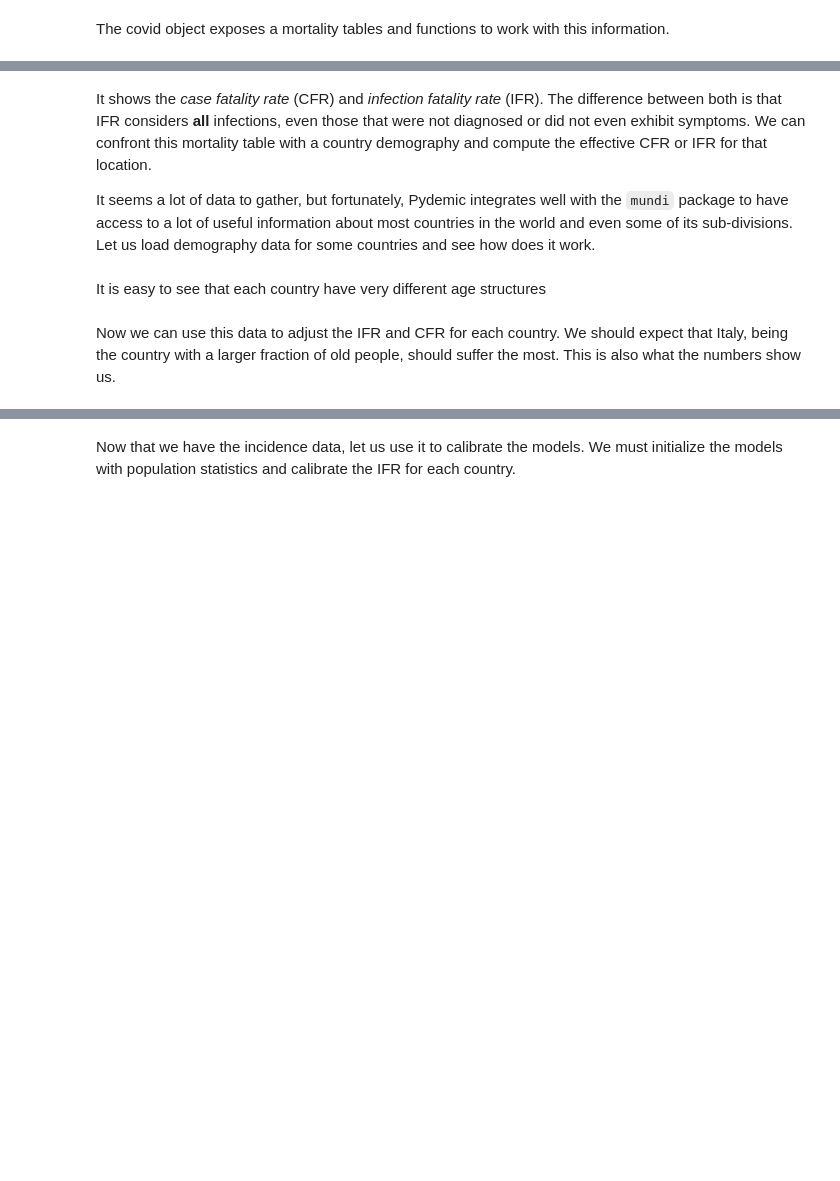
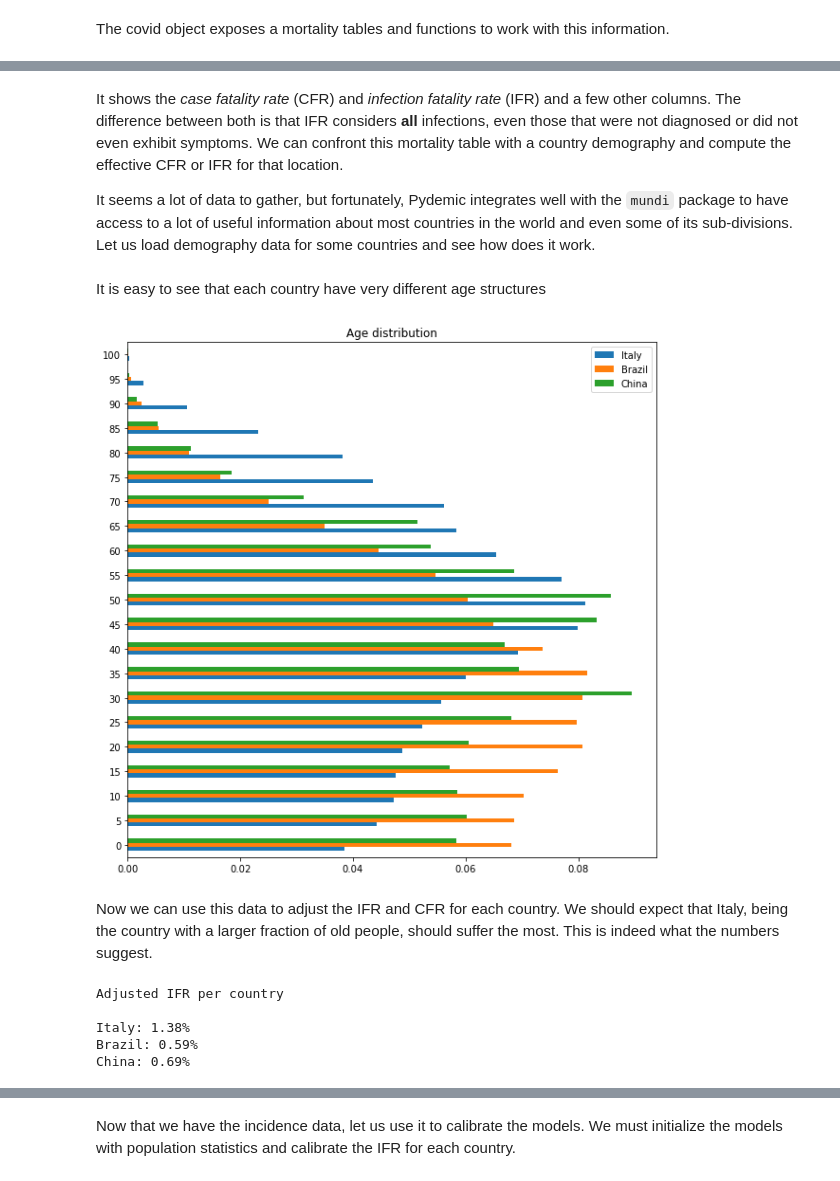
Before and after one commit to pydemic/pydemic, a Jupyter notebook: notebooks/intro.ipynb, the cells around one changed output, grey strips where cells are left out. Drawn from its saved outputs; the diff is of its cells as text; code cells hidden in the pictures; blank space fills up the shorter version.

```diff
--- a/notebooks/intro.ipynb
+++ b/notebooks/intro.ipynb
@@ -135,4 +139,4 @@ AttributeError: module 'pydemic.diseases.covid' has no attribute 'mortality_tabl
 # %% [markdown]
-It shows the *case fatality rate* (CFR) and *infection fatality rate* (IFR). The difference between both is that IFR considers **all** infections, even those that were not diagnosed or did not even exhibit symptoms. We can confront this mortality table with a country demography and compute the effective CFR or IFR for that location.
+It shows the *case fatality rate* (CFR) and *infection fatality rate* (IFR) and a few other columns. The difference between both is that IFR considers **all** infections, even those that were not diagnosed or did not even exhibit symptoms. We can confront this mortality table with a country demography and compute the effective CFR or IFR for that location.
 
 It seems a lot of data to gather, but fortunately, Pydemic integrates well with the `mundi` package to have access to a lot of useful information about most countries in the world and even some of its sub-divisions. Let us load demography data for some countries and see how does it work.
@@ -145,2 +143,10 @@ br = data.demography("Brazil")
+# %%
+from pydemic import region
+
+countries = {
+    "Italy": region.age_distribution("IT"), # it=ISO code, but we could use the country name as well
+    "Brazil": region.age_distribution("BR"),
+    "China": region.age_distribution("CN"),
+}
 # %% [markdown]
 It is easy to see that each country have very different age structures
@@ -150,9 +153,22 @@ df.plot.barh()
+# %%
+distributions = {k: v / v.sum() for k, v in countries.items()}
+df = pd.DataFrame(distributions)
+df.plot.barh(width=0.5, figsize=(10, 10), title="Age distribution")
+# %% [output]
+[figure, added]
 # %% [markdown]
-Now we can use this data to adjust the IFR and CFR for each country. We should expect that Italy, being the country with a larger fraction of old people, should suffer the most. This is also what the numbers show us.
+Now we can use this data to adjust the IFR and CFR for each country. We should expect that Italy, being the country with a larger fraction of old people, should suffer the most. This is indeed what the numbers suggest.
 # %%
-for country in [it, cn, br]:
-    IFR = covid.IFR(demography=country)
-    print(f'{country.name}: {pc(IFR)}')
+print('Adjusted IFR per country\n')
+for name, ages in countries.items():
+    IFR = covid19.IFR(ages)
+    print(f'{name}: {pc(IFR)}')
+# %% [output]
+Adjusted IFR per country
+
+Italy: 1.38%
+Brazil: 0.59%
+China: 0.69%
 # %% [markdown]
 ## Fitting epidemic curves
 
```
Also changed, not shown: parts of 21 cells of this notebook.
